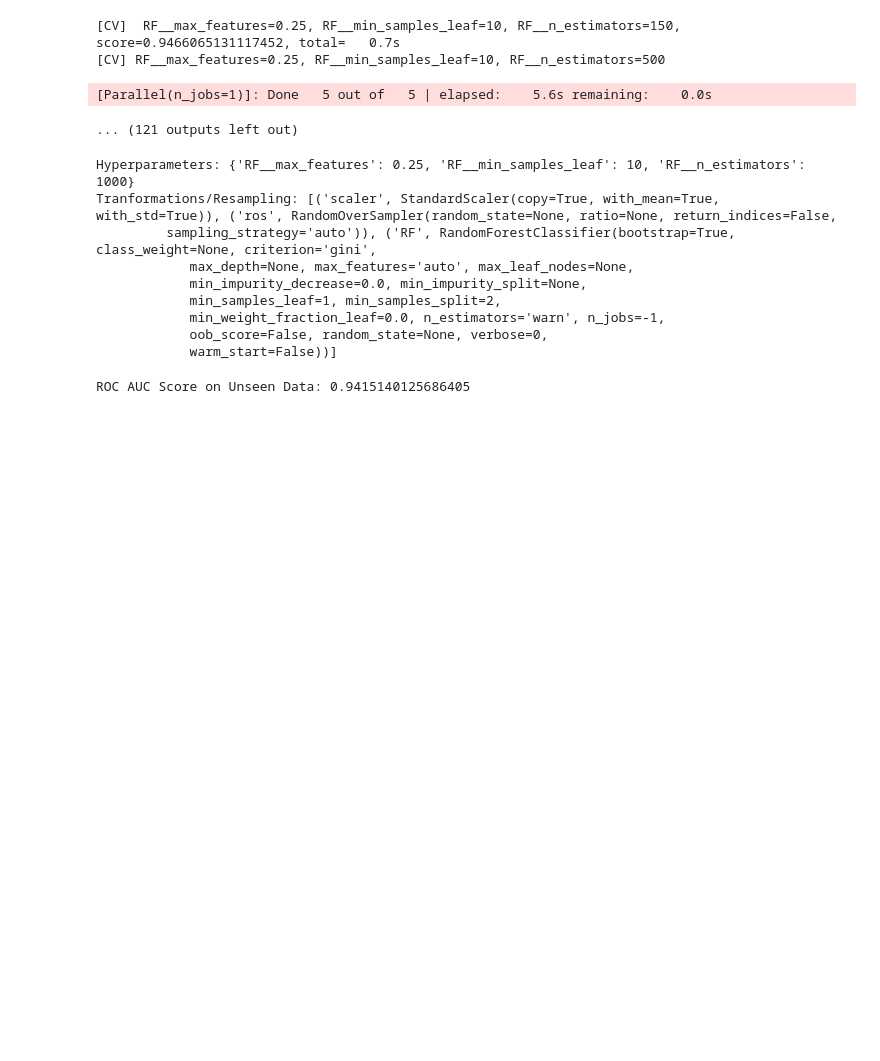
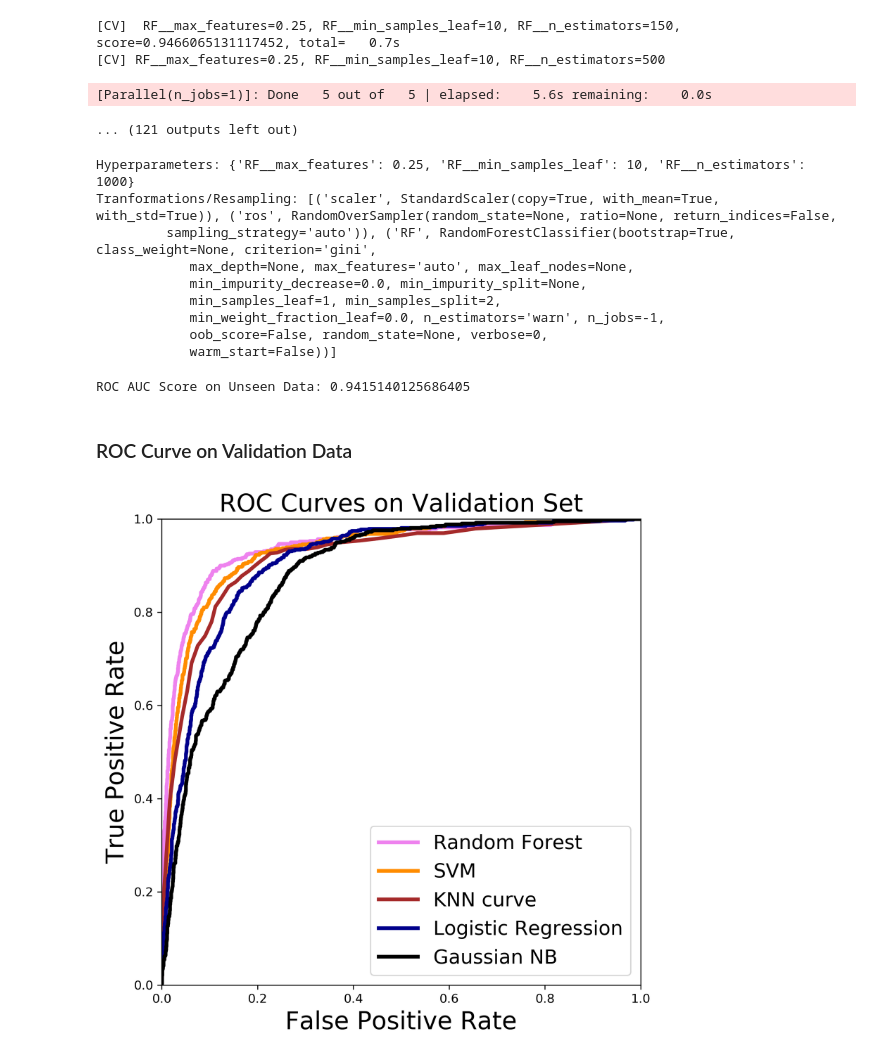
Before and after one commit to tcbonds/lyme-disease-classifier, a Jupyter notebook: 4_Modeling.ipynb, the cells around one changed output. Drawn from its saved outputs; the diff is of its cells as text; code cells hidden in the pictures; blank space fills up the shorter version.

Commit message:
Added ROC Curve visualization for all models.

```diff
--- a/4_Modeling.ipynb
+++ b/4_Modeling.ipynb
@@ -560,3 +560,42 @@ Tranformations/Resampling: [('scaler', StandardScaler(copy=True, with_mean=True,
 rf_fpr, rf_tpr, rf_val_score = roc_curve_calculator(rf_best_model, X_val, y_val)
 # %% [output]
 ROC AUC Score on Unseen Data: 0.9415140125686405
+# %% [markdown]
+### ROC Curve on Validation Data
+# %%
+# fig = plt.figure(figsize=(10,10))
+plt.figure(dpi=300,figsize=(7,7))
+
+
+lw = 3
+
+# plt.plot(xgBoost_fpr, xgBoost_tpr, color='green',
+#          lw=lw, label='XGBoost (AUC = %0.2f)' % roc_auc_xgBoost)
+plt.plot(rf_fpr, rf_tpr, color='violet',
+         lw=lw, label='Random Forest')
+plt.plot(svm_fpr, svm_tpr, color='darkorange',
+         lw=lw, label='SVM')
+plt.plot(knn_fpr, knn_tpr, color='brown',
+         lw=lw, label='KNN curve')
+# plt.plot(dt_fpr, dt_tpr, color='green',
+#          lw=lw, label='Decision Tree')
+plt.plot(lr_fpr, lr_tpr, color='darkblue',
+         lw=lw, label='Logistic Regression')
+plt.plot(gnb_fpr, gnb_tpr, color='black',
+         lw=lw, label='Gaussian NB')
+
+
+
+plt.xlim([0.0, 1.0])
+plt.ylim([0.0, 1.0])
+plt.xticks()
+plt.yticks()
+plt.xlabel('False Positive Rate',fontsize = 20, )
+plt.ylabel('True Positive Rate', fontsize = 20, )
+plt.title('ROC Curves on Validation Set', fontsize = 20, )
+plt.legend(loc="lower right", fontsize = 16)
+#plt.savefig('roc_curves_all_ALL.png')
+#plt.savefig('roc_curves_svg_all_all.svg')
+plt.show()
+# %% [output]
+[figure, added]
```
